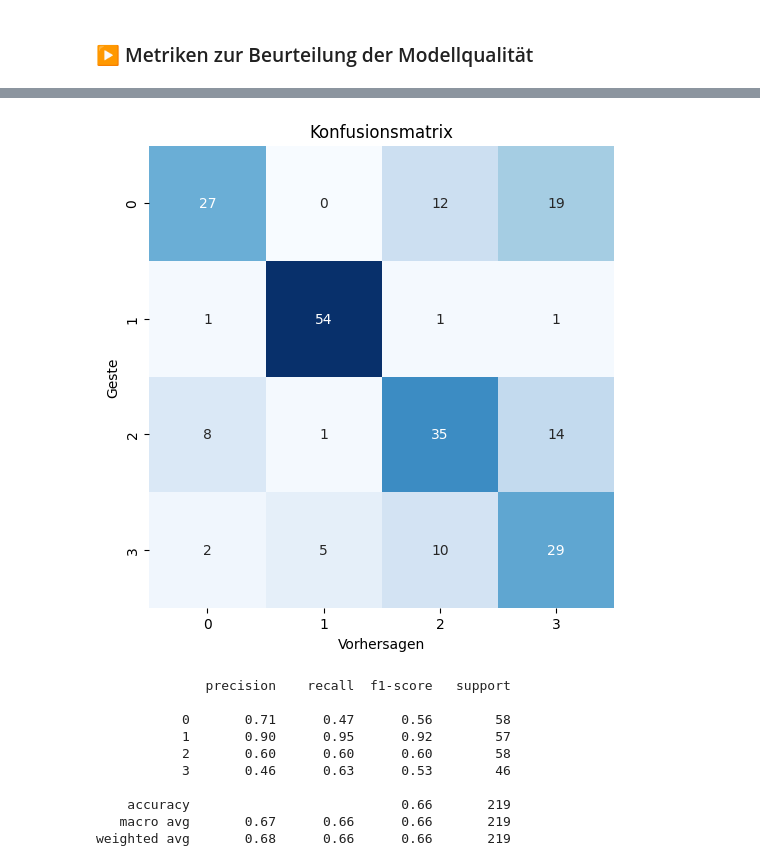
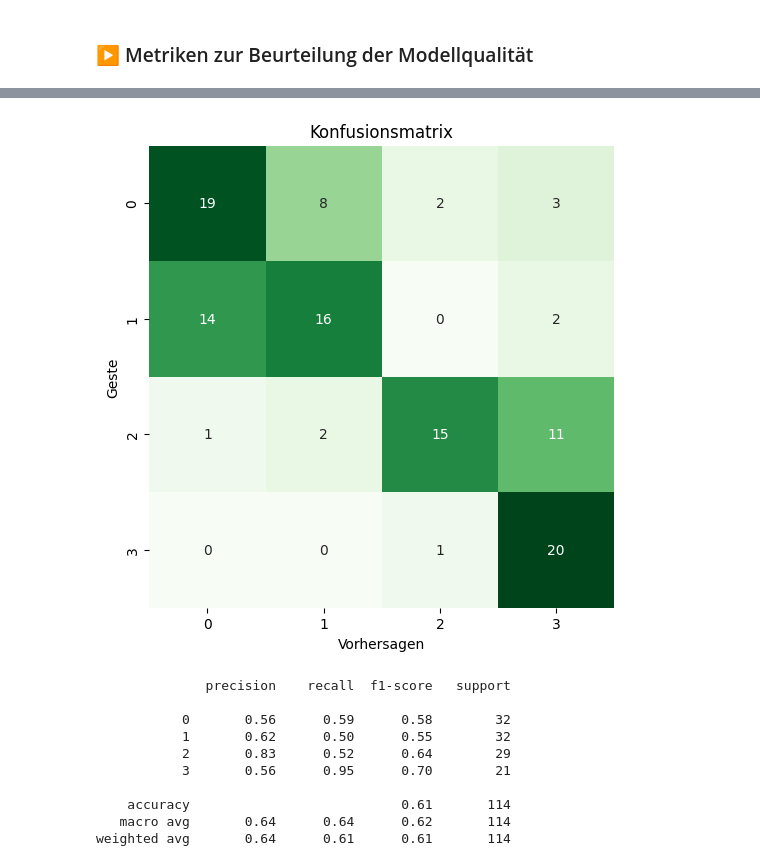
Before and after one commit to Gizmo-Labs/Informatik-Bachelor-Thesis, a Jupyter notebook: Jupyter-Notebooks/Model-Exploration_Variante_2.ipynb, the cells around one changed output, grey strips where cells are left out. Cells and saved outputs as stored; diff of their text form; code cells hidden in the pictures.

Commit message:
Modelle verfeinert und nur noch eigene Daten verwendet

```diff
--- a/Jupyter-Notebooks/Model-Exploration_Variante_2.ipynb
+++ b/Jupyter-Notebooks/Model-Exploration_Variante_2.ipynb
@@ -619,7 +306,7 @@ y_test Vectorform: (114,)
 # Hyperparameter                                             #
 ##############################################################
 batch_size = 32
-epochs = 20
+epochs = 16
 
 initializer='glorot_uniform'
 padding='same'
@@ -630,22 +317,27 @@ padding='same'
 model = keras.Sequential()
 model.add(layers.InputLayer(input_shape))
 
-model.add(layers.Conv2D(64, (4,4), padding = padding, strides=2, input_shape=input_shape, kernel_initializer=initializer))
+
+model.add(layers.Conv2D(96, (4,4), strides=(2,2) ,padding = padding, input_shape=input_shape, kernel_initializer=initializer))
+model.add(layers.BatchNormalization(momentum=0.9, epsilon=0.000001))
+model.add(layers.Activation('elu'))
+model.add(layers.MaxPool2D(2,2))
+
+model.add(layers.Conv2D(64, (4,4), strides=(2,2) , padding = padding))
+model.add(layers.BatchNormalization(momentum=0.9, epsilon=0.000001))
+model.add(layers.Activation('elu'))
+model.add(layers.MaxPool2D(2,2))
+
+
+model.add(layers.Flatten())
+model.add(layers.Dense(256))
+
 model.add(layers.Activation('elu'))
 model.add(layers.Dropout(0.2))
-model.add(layers.MaxPool2D(2,2))
 
-model.add(layers.Conv2D(64, (4,4), padding = padding, strides=2))
-model.add(layers.Activation('elu'))
-model.add(layers.Dropout(0.2))
-model.add(layers.MaxPool2D(2,2))
 
-model.add(layers.Flatten())
-
-model.add(layers.Dense(128))
-model.add(layers.Activation('elu'))
-
-model.add(layers.Dense(num_classes, activation = 'softmax'))
+model.add(layers.Dense(num_classes))
+model.add(layers.Activation('softmax'))
 
 # Modellparameter ausgeben
 model.summary()
@@ -684,11 +376,11 @@ model.compile(
 history = model.fit(
     X_train,
     y_train,
-    validation_split=0.2,
+    validation_split=0.3,
     batch_size=batch_size,
     epochs=epochs,
     callbacks=[
-        tf.keras.callbacks.ReduceLROnPlateau()
+        tf.keras.callbacks.ReduceLROnPlateau(),
     ]
 )
 # %% [output]
@@ -751,13 +449,15 @@ Testgenauigkeit : 0.6621004343032837
 # %% [markdown]
 ### ▶️ Metriken zur Beurteilung der Modellqualität
 # %%
+X_test.shape
+
 y_test_arg=np.argmax(y_test,axis=1)
-y_pred = np.argmax(model.predict(X_test),axis=1)
-#
+y_pred = np.argmax(model.predict(X_test), axis=1)
+
 cm = confusion_matrix(y_test_arg, y_pred)
 
 plt.figure(figsize=(6, 6))
-sns.heatmap(cm, annot=True, fmt='g', cmap='Blues', cbar=False)
+sns.heatmap(cm, annot=True, fmt='g', cmap='Greens', cbar=False)
 plt.xlabel("Vorhersagen")
 plt.ylabel("Geste")
 plt.title("Konfusionsmatrix")
@@ -769,11 +469,11 @@ print(classification_report(y_test_arg, y_pred))
-[figure, old version]
+[figure, new version]
               precision    recall  f1-score   support
 
-           0       0.71      0.47      0.56        58
-           1       0.90      0.95      0.92        57
-           2       0.60      0.60      0.60        58
-           3       0.46      0.63      0.53        46
+           0       0.56      0.59      0.58        32
+           1       0.62      0.50      0.55        32
+           2       0.83      0.52      0.64        29
+           3       0.56      0.95      0.70        21
 
-    accuracy                           0.66       219
-   macro avg       0.67      0.66      0.66       219
-weighted avg       0.68      0.66      0.66       219
+    accuracy                           0.61       114
+   macro avg       0.64      0.64      0.62       114
+weighted avg       0.64      0.61      0.61       114
```
Also changed, not shown: parts of 30 cells of this notebook, 27 other files.
